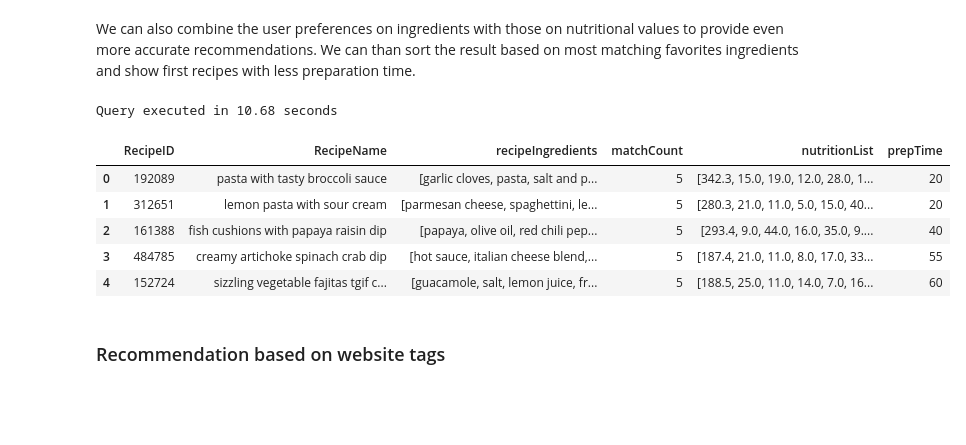
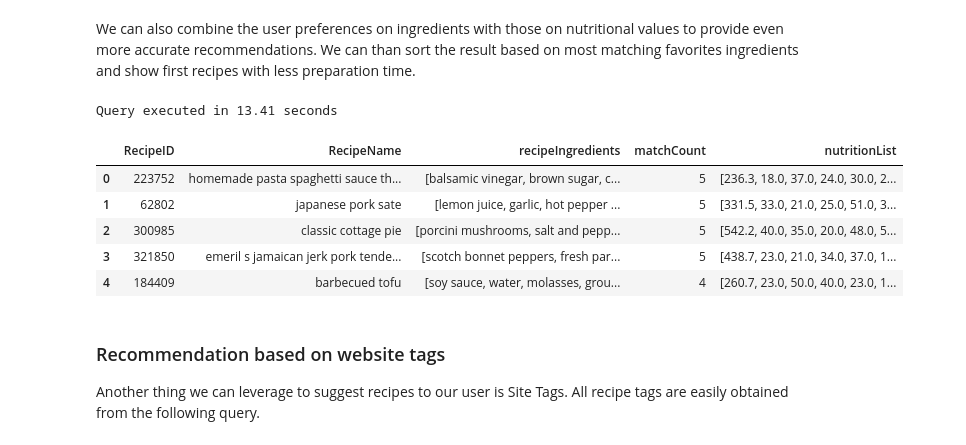
Before and after one commit to luigi-ga/GRec, a Jupyter notebook: graph_recommendation.ipynb, the cells around one changed output. Saved outputs shown, nothing was run; the diff lists cells and outputs as text; code cells hidden in the pictures; blank space fills up the shorter version.

```diff
--- a/graph_recommendation.ipynb
+++ b/graph_recommendation.ipynb
@@ -410,31 +379,0 @@ Query executed in 4.66 seconds
-# %%
-start_time = time.time()
-
-# Suggest 'fit' recipe
-fitRec = gds.run_cypher('''
-    MATCH (r:Recipe)-[:WITH_INGREDIENTS]->(i:Ingredient)
-    WHERE NOT r.id IN $reviewedRecipes
-    WITH r, COLLECT(i.name) AS recipeIngredients, apoc.convert.fromJsonList(r.nutrition) AS nutritionList
-    WHERE
-        ANY(ingredient IN recipeIngredients WHERE ingredient IN $favIngreds)
-        AND nutritionList[0] > 300 AND nutritionList[0] < 600     // CALORIES
-        AND nutritionList[1] > 10  AND nutritionList[1] < 30      // TOTAL FAT (PDV)
-        AND nutritionList[2] < 10                                 // SUGAR (PVD)
-        AND nutritionList[3] < 10                                 // SODIUM (PDV)
-        AND nutritionList[4] > 30  AND nutritionList[4] < 50      // PROTEIN
-    RETURN r.id as RecipeID, r.name AS RecipeName, recipeIngredients, SIZE([ingredient IN recipeIngredients WHERE ingredient IN $favIngreds]) AS matchCount, nutritionList
-    ORDER BY matchCount DESC
-    LIMIT $limit
-    ''', params={
-        'limit': n_sugestions,
-        'reviewedRecipes': reviewed_recipes,
-        'favIngreds': favorite_ingredients,
-        'excluded_ingr': excluded_ingr})
-
-end_time = time.time()
-
-# Print execution time
-print(f'\nQuery executed in {end_time-start_time:.2f} seconds')
-
-# Show result
-fitRec
@@ -598,47 +529,48 @@ Query executed in 0.01 seconds
 We can also combine the user preferences on ingredients with those on nutritional values to provide even more accurate recommendations. We can than sort the result based on most matching favorites ingredients and show first recipes with less preparation time.
 # %%
 start_time = time.time()
-
-# Suggest 'fit' recipe
+######################################################à TO MODIFY
+# Suggest recipe based on favorite ingredients and nutritional values
 fitRecFavIngr = gds.run_cypher('''
     MATCH (r:Recipe)-[:WITH_INGREDIENTS]->(i:Ingredient)
     WHERE NOT r.id IN $reviewedRecipes
     WITH r, COLLECT(i.name) AS recipeIngredients, apoc.convert.fromJsonList(r.nutrition) AS nutritionList
     WHERE
         ANY(ingredient IN recipeIngredients WHERE ingredient IN $favIngreds)
         AND nutritionList[0] > $min_0 AND nutritionList[0] < $max_0    // CALORIES
         AND nutritionList[1] > $min_1 AND nutritionList[1] < $max_1    // TOTAL FAT (PDV)
         AND nutritionList[2] > $min_1 AND nutritionList[2] < $max_2    // SUGAR (PVD)
         AND nutritionList[3] > $min_3 AND nutritionList[3] < $max_3    // SODIUM (PDV)
         AND nutritionList[4] > $min_4 AND nutritionList[4] < $max_4    // PROTEIN
-    RETURN r.id as RecipeID, r.name AS RecipeName, recipeIngredients, SIZE([ingredient IN recipeIngredients WHERE ingredient IN $favIngreds]) AS matchCount, nutritionList, r.minutes as prepTime
-    ORDER BY matchCount DESC, toInteger(prepTime)
+    RETURN r.id as RecipeID, r.name AS RecipeName, recipeIngredients, SIZE([ingredient IN recipeIngredients WHERE ingredient IN $favIngreds]) AS matchCount, nutritionList
+    ORDER BY matchCount DESC
     LIMIT $limit
     ''', params={
         'limit': n_sugestions,
         'reviewedRecipes': reviewed_recipes,
         'favIngreds': favorite_ingredients,
         'excluded_ingr': excluded_ingr,
         'min_0': calories_range[0], 'max_0': calories_range[1],
         'min_1': fat_range[0], 'max_1': fat_range[1],
         'min_2': sugar_range[0], 'max_2': sugar_range[1],
         'min_3': sodium_range[0], 'max_3': sodium_range[1],
         'min_4': protein_range[0], 'max_4': protein_range[1]})
 
 end_time = time.time()
 
 # Print execution time
 print(f'\nQuery executed in {end_time-start_time:.2f} seconds')
 
 # Show result
 fitRecFavIngr
 # %% [output]
-Query executed in 10.68 seconds
+Query executed in 13.41 seconds
-|  | RecipeID | RecipeName | recipeIngredients | matchCount | nutritionList | prepTime |
-| 0 | 192089 | pasta with tasty broccoli sauce | [garlic cloves, pasta, salt and p... | 5 | [342.3, 15.0, 19.0, 12.0, 28.0, 1... | 20 |
-| 1 | 312651 | lemon pasta with sour cream | [parmesan cheese, spaghettini, le... | 5 | [280.3, 21.0, 11.0, 5.0, 15.0, 40... | 20 |
-| 2 | 161388 | fish cushions with papaya raisin dip | [papaya, olive oil, red chili pep... | 5 | [293.4, 9.0, 44.0, 16.0, 35.0, 9.... | 40 |
-| 3 | 484785 | creamy artichoke spinach crab dip | [hot sauce, italian cheese blend,... | 5 | [187.4, 21.0, 11.0, 8.0, 17.0, 33... | 55 |
-| 4 | 152724 | sizzling vegetable fajitas tgif c... | [guacamole, salt, lemon juice, fr... | 5 | [188.5, 25.0, 11.0, 14.0, 7.0, 16... | 60 |
+|  | RecipeID | RecipeName | recipeIngredients | matchCount | nutritionList |
+| 0 | 223752 | homemade pasta spaghetti sauce th... | [balsamic vinegar, brown sugar, c... | 5 | [236.3, 18.0, 37.0, 24.0, 30.0, 2... |
+| 1 | 62802 | japanese pork sate | [lemon juice, garlic, hot pepper ... | 5 | [331.5, 33.0, 21.0, 25.0, 51.0, 3... |
+| 2 | 300985 | classic cottage pie | [porcini mushrooms, salt and pepp... | 5 | [542.2, 40.0, 35.0, 20.0, 48.0, 5... |
+| 3 | 321850 | emeril s jamaican jerk pork tende... | [scotch bonnet peppers, fresh par... | 5 | [438.7, 23.0, 21.0, 34.0, 37.0, 1... |
+| 4 | 184409 | barbecued tofu | [soy sauce, water, molasses, grou... | 4 | [260.7, 23.0, 50.0, 40.0, 23.0, 1... |
-# %% [markdown]
-### Recommendation based on website tags
+# %% [markdown]
+### Recommendation based on website tags
+Another thing we can leverage to suggest recipes to our user is Site Tags. All recipe tags are easily obtained from the following query.
```
Also changed, not shown: parts of 18 cells of this notebook.
